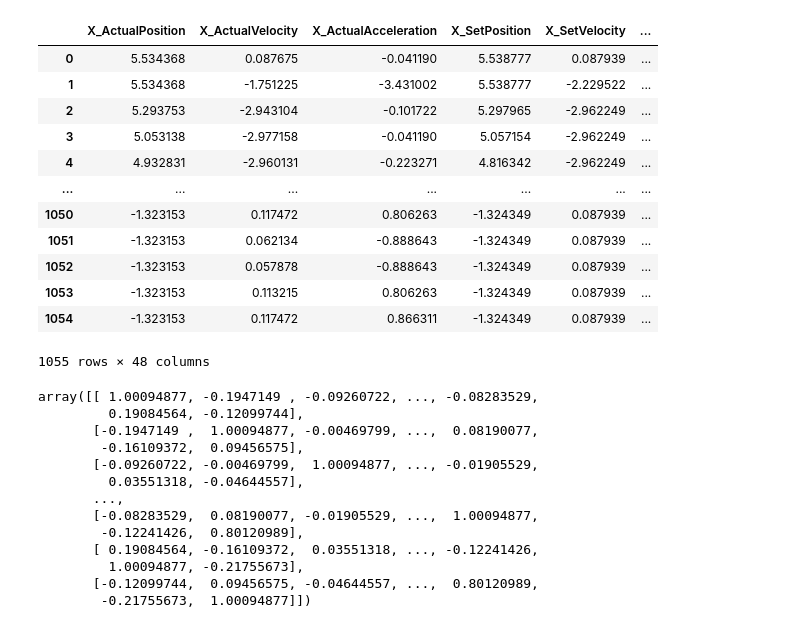
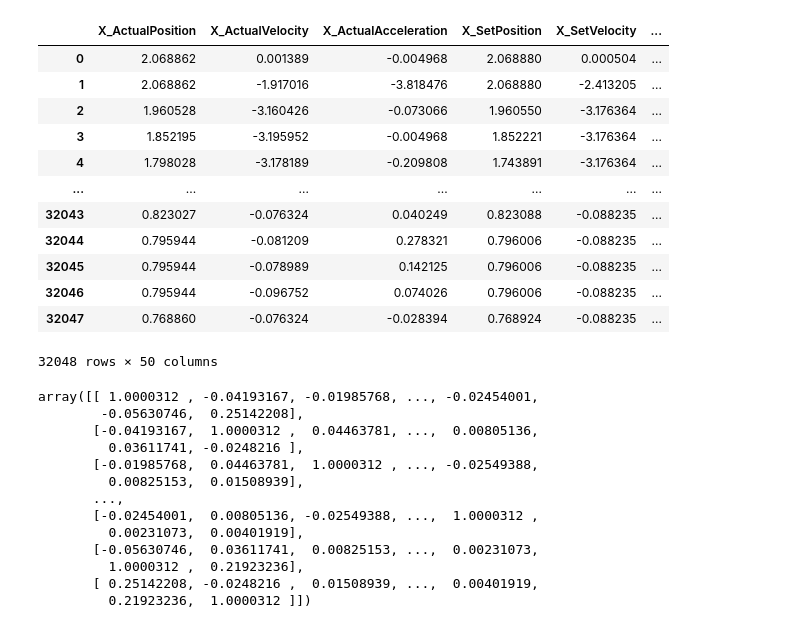
Before and after one commit to GwangAnLeeDunKinDonass/MOS, a Jupyter notebook: preprocess.ipynb, the cells around one changed output. Cells and saved outputs as stored; diff of their text form; code cells hidden in the pictures.

Commit message:
modified data

```diff
--- a/preprocess.ipynb
+++ b/preprocess.ipynb
@@ -9,3 +13,2 @@ from tqdm import tqdm
 # %%
-df = pd.read_csv('./dataset/raw/train.csv')
-df
+df = pd.read_csv('./dataset/gen/data.csv')
@@ -94,3 +14,0 @@ See the caveats in the documentation: https://pandas.pydata.org/pandas-docs/stab
-# %%
-df = pd.read_csv('./dataset/raw/exp/experiment_01.csv')
-df
@@ -111,6 +14,0 @@ df
-# %%
-for idx, val in enumerate(df['Machining_Process'].unique()):
-        df['Machining_Process'] = df['Machining_Process'].replace(val, str(idx))
-df['Machining_Process'].astype('int')
-
-df
@@ -131,27 +31,27 @@ df
 # %%
-# y = df[['Machining_Process']]
-# x = df.drop(['Machining_Process'],axis=1)
+y = df['error']
+x = df.drop(['error'],axis=1)
 col = df.columns
 df = df.values
 
 x = StandardScaler().fit_transform(df)
 
 df = pd.DataFrame(x,columns=col)
 df
 # %% [output]
 |  | X_ActualPosition | X_ActualVelocity | X_ActualAcceleration | X_SetPosition | X_SetVelocity | ... |
-| 0 | 5.534368 | 0.087675 | -0.041190 | 5.538777 | 0.087939 | ... |
-| 1 | 5.534368 | -1.751225 | -3.431002 | 5.538777 | -2.229522 | ... |
-| 2 | 5.293753 | -2.943104 | -0.101722 | 5.297965 | -2.962249 | ... |
-| 3 | 5.053138 | -2.977158 | -0.041190 | 5.057154 | -2.962249 | ... |
-| 4 | 4.932831 | -2.960131 | -0.223271 | 4.816342 | -2.962249 | ... |
+| 0 | 2.068862 | 0.001389 | -0.004968 | 2.068880 | 0.000504 | ... |
+| 1 | 2.068862 | -1.917016 | -3.818476 | 2.068880 | -2.413205 | ... |
+| 2 | 1.960528 | -3.160426 | -0.073066 | 1.960550 | -3.176364 | ... |
+| 3 | 1.852195 | -3.195952 | -0.004968 | 1.852221 | -3.176364 | ... |
+| 4 | 1.798028 | -3.178189 | -0.209808 | 1.743891 | -3.176364 | ... |
 | ... | ... | ... | ... | ... | ... | ... |
-| 1050 | -1.323153 | 0.117472 | 0.806263 | -1.324349 | 0.087939 | ... |
-| 1051 | -1.323153 | 0.062134 | -0.888643 | -1.324349 | 0.087939 | ... |
-| 1052 | -1.323153 | 0.057878 | -0.888643 | -1.324349 | 0.087939 | ... |
-| 1053 | -1.323153 | 0.113215 | 0.806263 | -1.324349 | 0.087939 | ... |
-| 1054 | -1.323153 | 0.117472 | 0.866311 | -1.324349 | 0.087939 | ... |
+| 32043 | 0.823027 | -0.076324 | 0.040249 | 0.823088 | -0.088235 | ... |
+| 32044 | 0.795944 | -0.081209 | 0.278321 | 0.796006 | -0.088235 | ... |
+| 32045 | 0.795944 | -0.078989 | 0.142125 | 0.796006 | -0.088235 | ... |
+| 32046 | 0.795944 | -0.096752 | 0.074026 | 0.796006 | -0.088235 | ... |
+| 32047 | 0.768860 | -0.076324 | -0.028394 | 0.768924 | -0.088235 | ... |
-1055 rows × 48 columns
+32048 rows × 50 columns
 # %%
 features =x.T  # X 데이터는 150 × 4 이라면,
                # feature 는 4 × 150 이다.
@@ -159,19 +59,19 @@ features =x.T  # X 데이터는 150 × 4 이라면,
 cov_mat = np.cov(features)
 cov_mat
 # %% [output]
-array([[ 1.00094877, -0.1947149 , -0.09260722, ..., -0.08283529,
-         0.19084564, -0.12099744],
-       [-0.1947149 ,  1.00094877, -0.00469799, ...,  0.08190077,
-        -0.16109372,  0.09456575],
-       [-0.09260722, -0.00469799,  1.00094877, ..., -0.01905529,
-         0.03551318, -0.04644557],
+array([[ 1.0000312 , -0.04193167, -0.01985768, ..., -0.02454001,
+        -0.05630746,  0.25142208],
+       [-0.04193167,  1.0000312 ,  0.04463781, ...,  0.00805136,
+         0.03611741, -0.0248216 ],
+       [-0.01985768,  0.04463781,  1.0000312 , ..., -0.02549388,
+         0.00825153,  0.01508939],
        ...,
-       [-0.08283529,  0.08190077, -0.01905529, ...,  1.00094877,
-        -0.12241426,  0.80120989],
-       [ 0.19084564, -0.16109372,  0.03551318, ..., -0.12241426,
-         1.00094877, -0.21755673],
-       [-0.12099744,  0.09456575, -0.04644557, ...,  0.80120989,
-        -0.21755673,  1.00094877]])
+       [-0.02454001,  0.00805136, -0.02549388, ...,  1.0000312 ,
+         0.00231073,  0.00401919],
+       [-0.05630746,  0.03611741,  0.00825153, ...,  0.00231073,
+         1.0000312 ,  0.21923236],
+       [ 0.25142208, -0.0248216 ,  0.01508939, ...,  0.00401919,
+         0.21923236,  1.0000312 ]])
 # %%
 values, vectors = np.linalg.eig(cov_mat)
 
```
Also changed, not shown: parts of 16 cells of this notebook, 2 other files.
